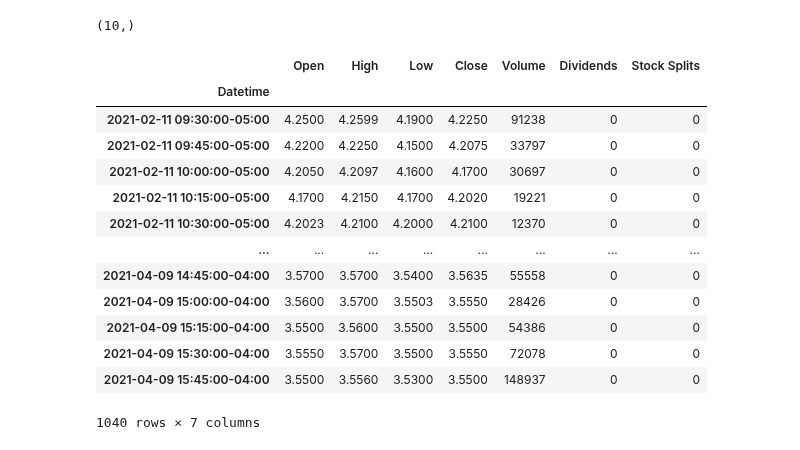
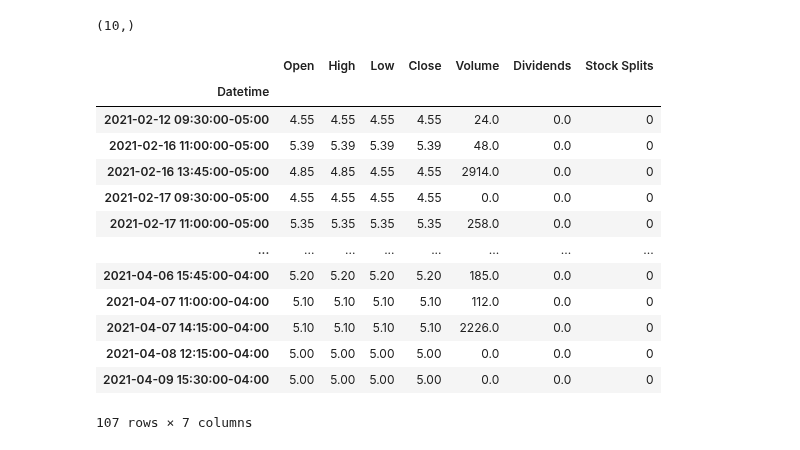
Before and after one commit to jmacdonald2010/stock-prediction, a Jupyter notebook: sketches.ipynb, the cells around one changed output. Saved outputs shown, nothing was run; the diff lists cells and outputs as text; code cells hidden in the pictures.

```diff
--- a/sketches.ipynb
+++ b/sketches.ipynb
@@ -277,30 +277,30 @@ print(aapl.industry_id)
 # %%
 import yfinance as yf
 import datetime
 
 current_date = datetime.datetime.now().strftime("%Y-%m-%d")
 sixty_days_ago = (datetime.datetime.now() - datetime.timedelta(days=59)).strftime("%Y-%m-%d")
 
-data = yf.Ticker("BDSI")
+data = yf.Ticker("BEBE")
 
 data.history(
     start = sixty_days_ago,
     end = current_date,
     interval = '15m',
     auto_adjust = True
 )
 # %% [output]
 |  | Open | High | Low | Close | Volume | Dividends | Stock Splits |
 | Datetime |  |  |  |  |  |  |  |
-| 2021-02-11 09:30:00-05:00 | 4.2500 | 4.2599 | 4.1900 | 4.2250 | 91238 | 0 | 0 |
-| 2021-02-11 09:45:00-05:00 | 4.2200 | 4.2250 | 4.1500 | 4.2075 | 33797 | 0 | 0 |
-| 2021-02-11 10:00:00-05:00 | 4.2050 | 4.2097 | 4.1600 | 4.1700 | 30697 | 0 | 0 |
-| 2021-02-11 10:15:00-05:00 | 4.1700 | 4.2150 | 4.1700 | 4.2020 | 19221 | 0 | 0 |
-| 2021-02-11 10:30:00-05:00 | 4.2023 | 4.2100 | 4.2000 | 4.2100 | 12370 | 0 | 0 |
+| 2021-02-12 09:30:00-05:00 | 4.55 | 4.55 | 4.55 | 4.55 | 24.0 | 0.0 | 0 |
+| 2021-02-16 11:00:00-05:00 | 5.39 | 5.39 | 5.39 | 5.39 | 48.0 | 0.0 | 0 |
+| 2021-02-16 13:45:00-05:00 | 4.85 | 4.85 | 4.55 | 4.55 | 2914.0 | 0.0 | 0 |
+| 2021-02-17 09:30:00-05:00 | 4.55 | 4.55 | 4.55 | 4.55 | 0.0 | 0.0 | 0 |
+| 2021-02-17 11:00:00-05:00 | 5.35 | 5.35 | 5.35 | 5.35 | 258.0 | 0.0 | 0 |
 | ... | ... | ... | ... | ... | ... | ... | ... |
-| 2021-04-09 14:45:00-04:00 | 3.5700 | 3.5700 | 3.5400 | 3.5635 | 55558 | 0 | 0 |
-| 2021-04-09 15:00:00-04:00 | 3.5600 | 3.5700 | 3.5503 | 3.5550 | 28426 | 0 | 0 |
-| 2021-04-09 15:15:00-04:00 | 3.5500 | 3.5600 | 3.5500 | 3.5500 | 54386 | 0 | 0 |
-| 2021-04-09 15:30:00-04:00 | 3.5550 | 3.5700 | 3.5500 | 3.5550 | 72078 | 0 | 0 |
-| 2021-04-09 15:45:00-04:00 | 3.5500 | 3.5560 | 3.5300 | 3.5500 | 148937 | 0 | 0 |
+| 2021-04-06 15:45:00-04:00 | 5.20 | 5.20 | 5.20 | 5.20 | 185.0 | 0.0 | 0 |
+| 2021-04-07 11:00:00-04:00 | 5.10 | 5.10 | 5.10 | 5.10 | 112.0 | 0.0 | 0 |
+| 2021-04-07 14:15:00-04:00 | 5.10 | 5.10 | 5.10 | 5.10 | 2226.0 | 0.0 | 0 |
+| 2021-04-08 12:15:00-04:00 | 5.00 | 5.00 | 5.00 | 5.00 | 0.0 | 0.0 | 0 |
+| 2021-04-09 15:30:00-04:00 | 5.00 | 5.00 | 5.00 | 5.00 | 0.0 | 0.0 | 0 |
-1040 rows × 7 columns
+107 rows × 7 columns
```
Also changed, not shown: parts of 1 cell of this notebook, 3 other files.
